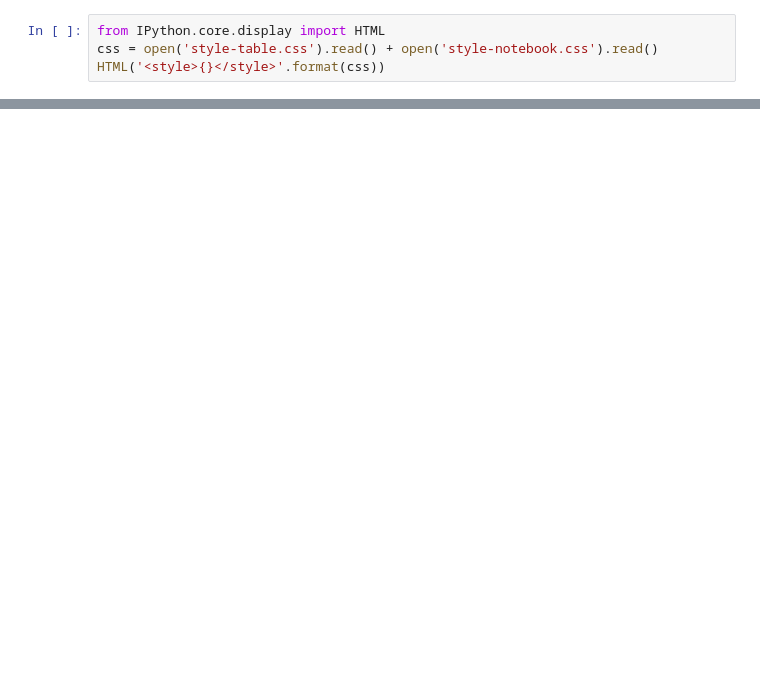
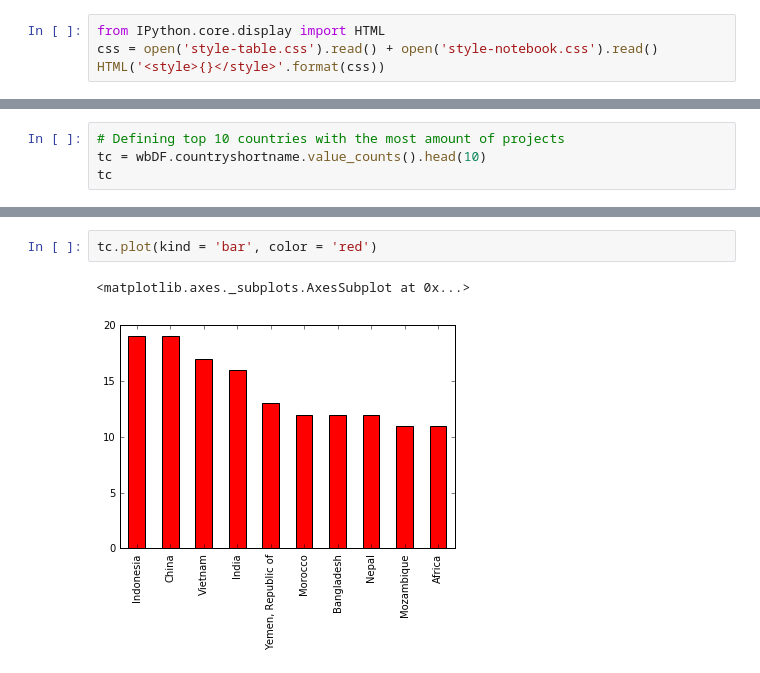
Before and after one commit to iabdrashitov/EDAs, a Jupyter notebook: pandas_world_bank_json_data.ipynb, the cells around one changed output, grey strips where cells are left out. Saved outputs shown, nothing was run; the diff lists cells and outputs as text; blank space fills up the shorter version.

```diff
--- a/pandas_world_bank_json_data.ipynb
+++ b/pandas_world_bank_json_data.ipynb
@@ -24,0 +26,4 @@ HTML('<style>{}</style>'.format(css))
+# %%
+# Defining top 10 countries with the most amount of projects
+tc = wbDF.countryshortname.value_counts().head(10)
+tc
@@ -25 +42,6 @@ HTML('<style>{}</style>'.format(css))
+# %%
+tc.plot(kind = 'bar', color = 'red')
+# %% [output]
+<matplotlib.axes._subplots.AxesSubplot at 0x...>
+[figure, added]
 # %%
```
Also changed, not shown: parts of 18 cells of this notebook.
